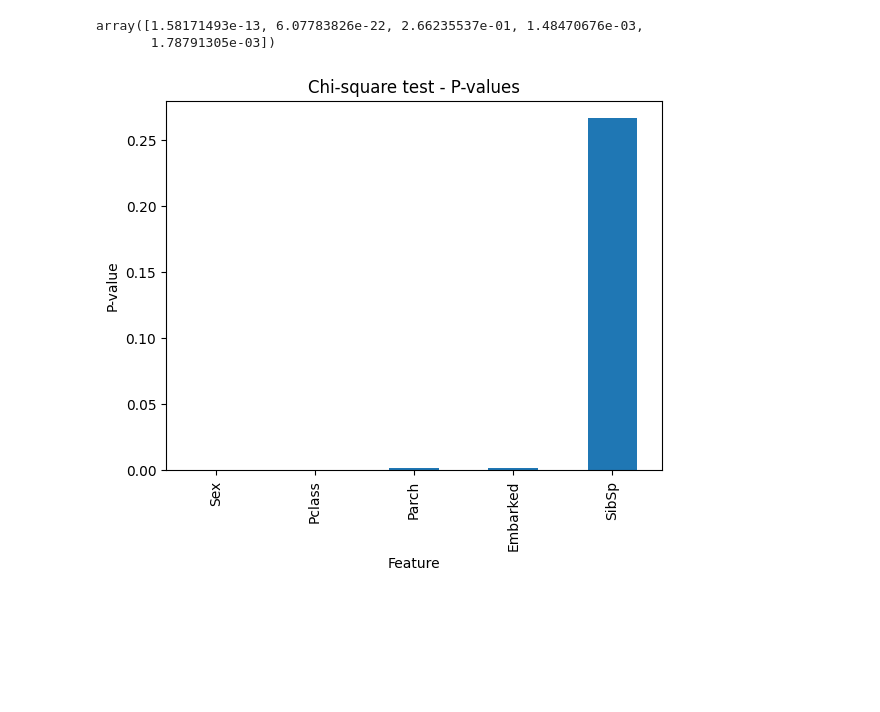
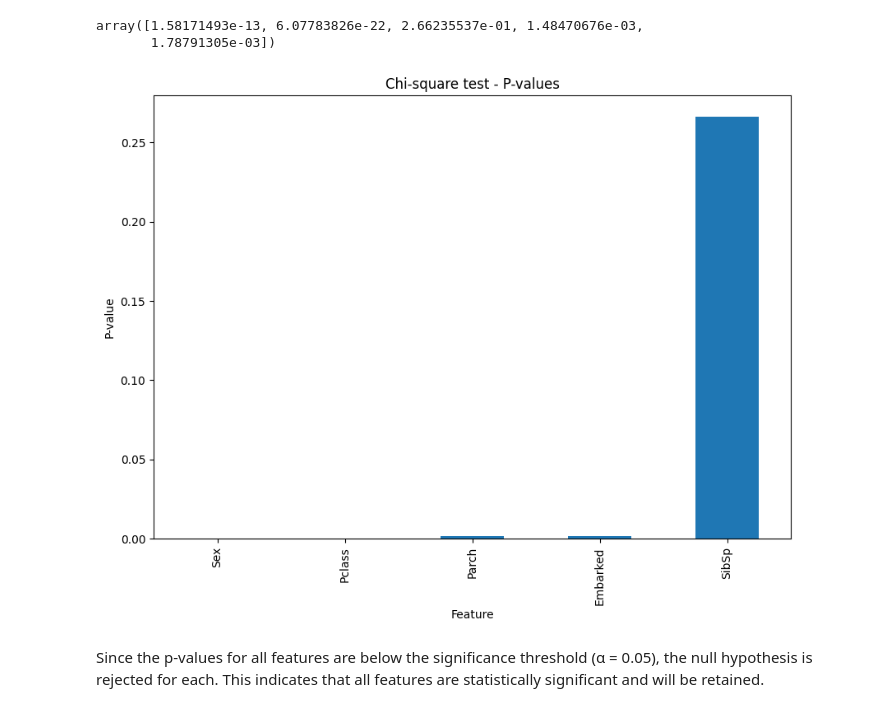
Before and after one commit to im-shriram/CampusX-DSMP2.0, a Jupyter notebook: Feature Engineering/Feature Selection/Filter Methods.ipynb, the cells around one changed output. Drawn from its saved outputs; the diff is of its cells as text; code cells hidden in the pictures; blank space fills up the shorter version.

```diff
--- a/Feature Engineering/Feature Selection/Filter Methods.ipynb
+++ b/Feature Engineering/Feature Selection/Filter Methods.ipynb
@@ -424,16 +452,19 @@ array([1.58171493e-13, 6.07783826e-22, 2.66235537e-01, 1.48470676e-03,
        1.78791305e-03])
 # %%
 # chi_scores[1] are the p-values of each feature.
-p_values = pd.Series(chi_scores[1], index = X.columns)
+p_values = pd.Series(pvalue, index = X.columns)
 p_values.sort_values(inplace = True)
 
 # Plotting the p-values
+plt.figure(figsize=(10, 7))
 p_values.plot.bar()
 
 plt.title('Chi-square test - P-values')
 plt.xlabel('Feature')
 plt.ylabel('P-value')
 
 plt.show()
 # %% [output]
-[figure, old version]
+[figure, new version]
+# %% [markdown]
+Since the p-values for all features are below the significance threshold (α = 0.05), the null hypothesis is rejected for each. This indicates that all features are statistically significant and will be retained.
```
Also changed, not shown: parts of 20 cells of this notebook, 2 other files.
